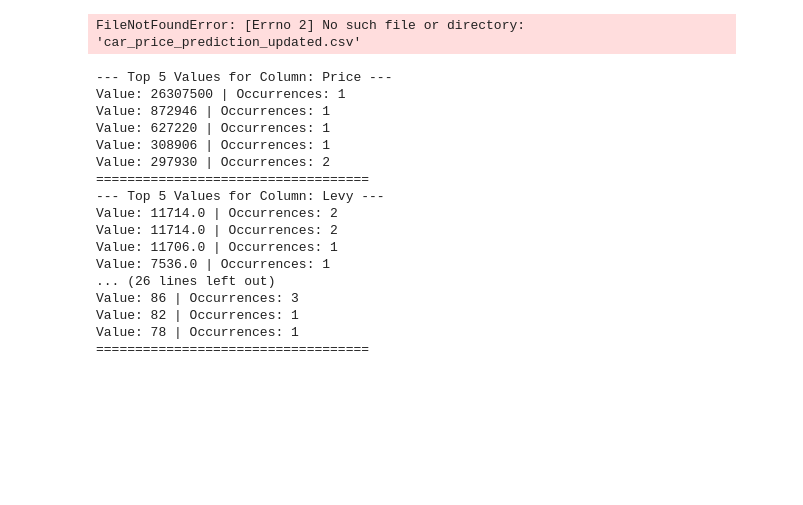
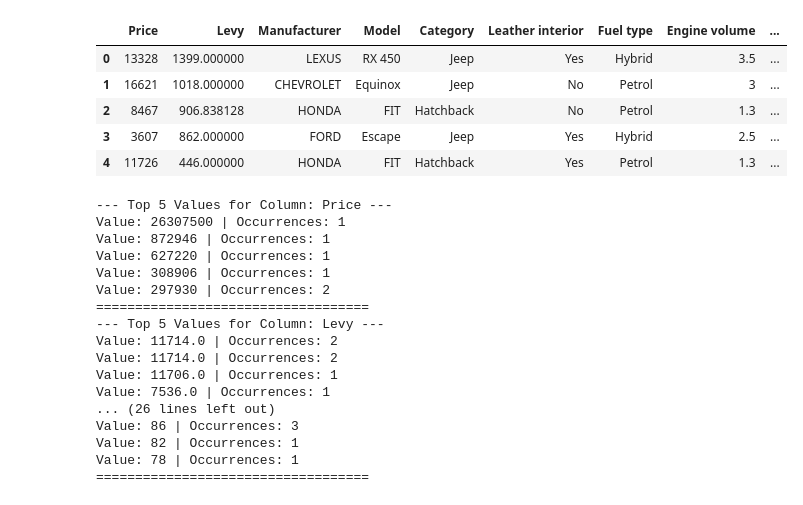
Before and after one commit to sumeet-016/Price-Prediction, a Jupyter notebook: Notebook/ModelTraining.ipynb, the cells around one changed output. Cells and saved outputs as stored; diff of their text form; code cells hidden in the pictures; blank space fills up the shorter version.

Commit message:
Completed data ingestion and data transofrmation

```diff
--- a/Notebook/ModelTraining.ipynb
+++ b/Notebook/ModelTraining.ipynb
@@ -12,8 +17,13 @@ warnings.filterwarnings('ignore')
 # %%
-data = pd.read_csv('car_price_prediction_updated.csv')
+data = pd.read_csv(r'D:\Data Science Projects\Car Price Prediction\Dataset\car_price_prediction_updated.csv')
 data.head()
 # %% [output]
-FileNotFoundError: [Errno 2] No such file or directory: 'car_price_prediction_updated.csv'
+|  | Price | Levy | Manufacturer | Model | Category | Leather interior | Fuel type | Engine volume | ... |
+| 0 | 13328 | 1399.000000 | LEXUS | RX 450 | Jeep | Yes | Hybrid | 3.5 | ... |
+| 1 | 16621 | 1018.000000 | CHEVROLET | Equinox | Jeep | No | Petrol | 3 | ... |
+| 2 | 8467 | 906.838128 | HONDA | FIT | Hatchback | No | Petrol | 1.3 | ... |
+| 3 | 3607 | 862.000000 | FORD | Escape | Jeep | Yes | Hybrid | 2.5 | ... |
+| 4 | 11726 | 446.000000 | HONDA | FIT | Hatchback | Yes | Petrol | 1.3 | ... |
 # %%
 # Filter for numerical columns only
 numerical_data = data.select_dtypes(include=['number'])
```
Also changed, not shown: parts of 4 cells of this notebook, 3 other files.
